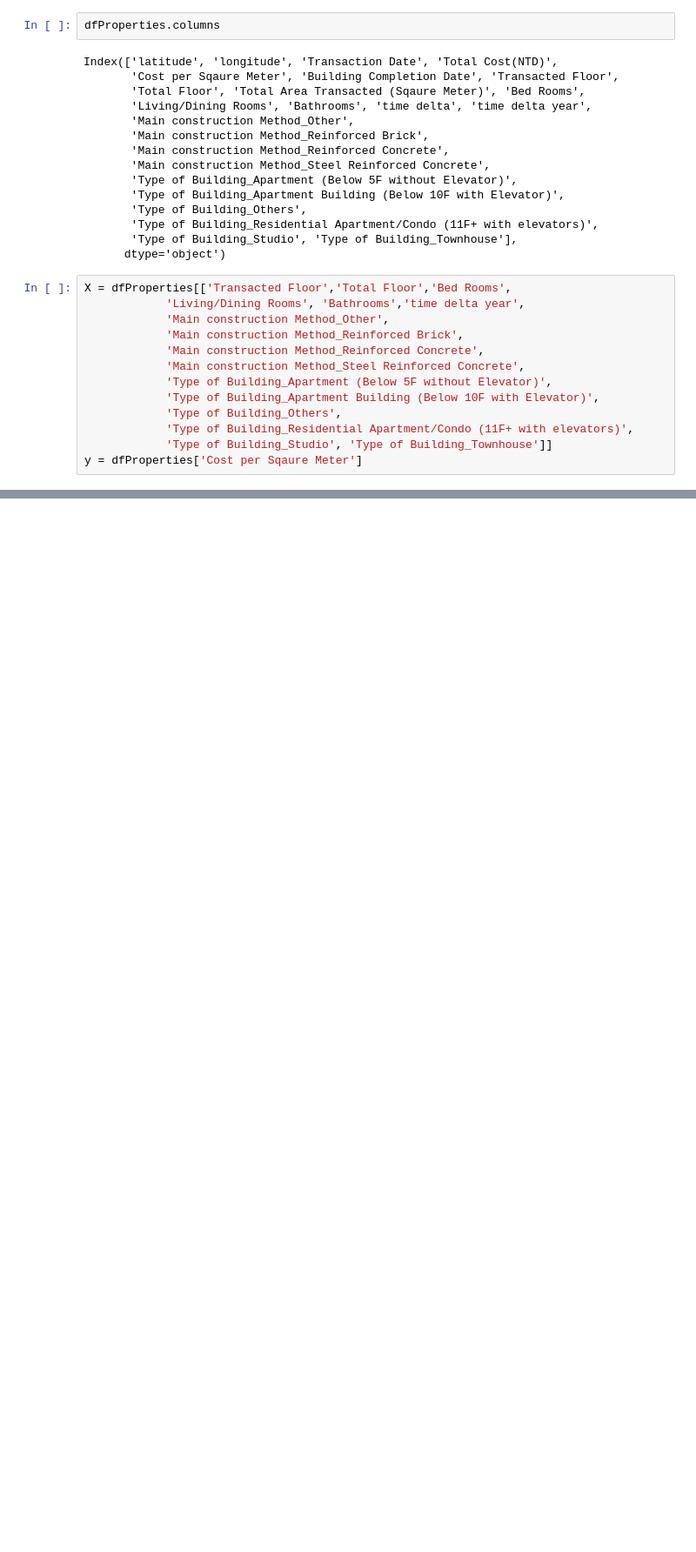
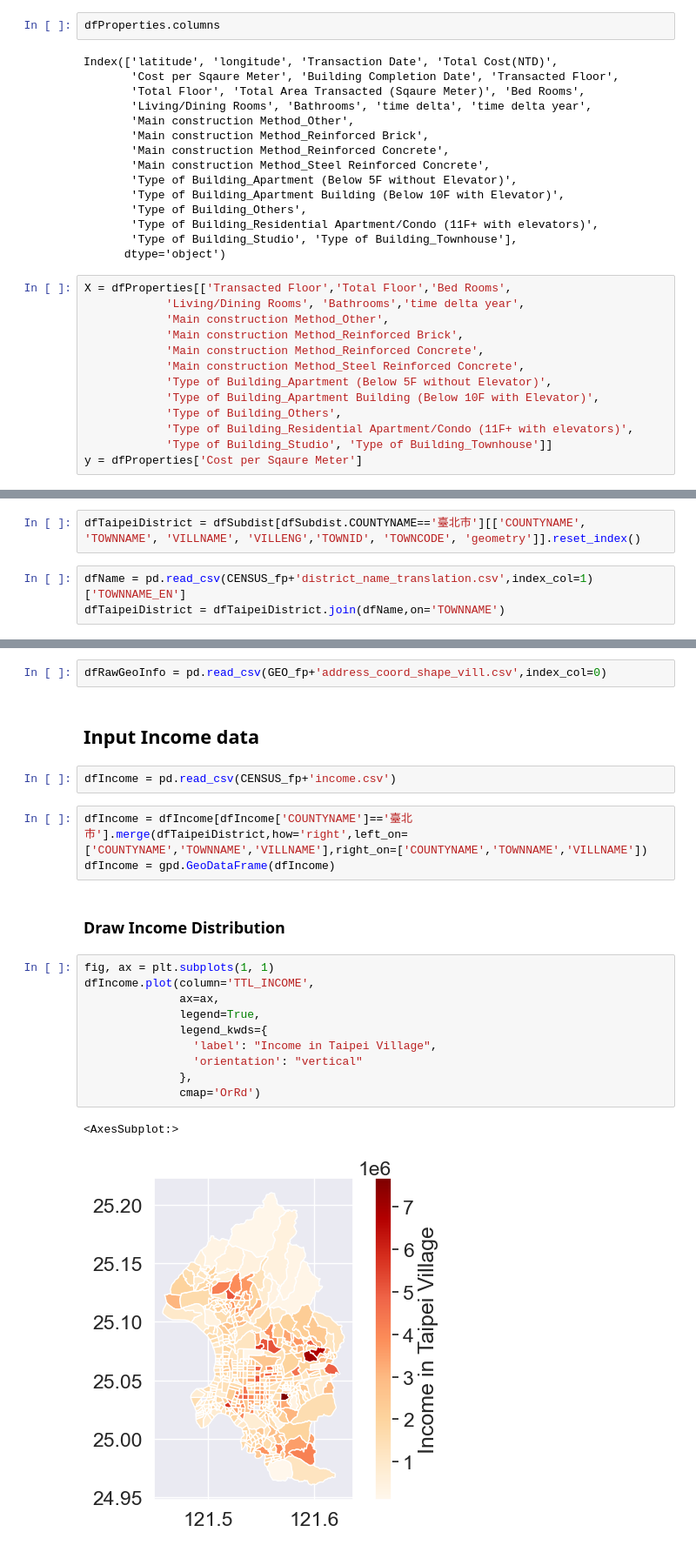
Before and after one commit to Eric-Miao/2022Fall-CIVENG263N-FinalProj, a Jupyter notebook: final_proj_Eric.ipynb, the cells around one changed output, grey strips where cells are left out. Shown at 87% size. Saved outputs shown, nothing was run; the diff lists cells and outputs as text; blank space fills up the shorter version.

Commit message:
1. Conducted Linear regression on properties and saved the results 2. introduced income data and combine with district data 3. visualize the income data on map and on different districts

```diff
--- a/final_proj_Eric.ipynb
+++ b/final_proj_Eric.ipynb
@@ -709,0 +693,5 @@ intercept: 250998.46136114505
+# %%
+dfTaipeiDistrict = dfSubdist[dfSubdist.COUNTYNAME=='臺北市'][['COUNTYNAME', 'TOWNNAME', 'VILLNAME', 'VILLENG','TOWNID', 'TOWNCODE', 'geometry']].reset_index()
+# %%
+dfName = pd.read_csv(CENSUS_fp+'district_name_translation.csv',index_col=1)['TOWNNAME_EN']
+dfTaipeiDistrict = dfTaipeiDistrict.join(dfName,on='TOWNNAME')
@@ -709,0 +728,24 @@ intercept: 250998.46136114505
+# %%
+dfRawGeoInfo = pd.read_csv(GEO_fp+'address_coord_shape_vill.csv',index_col=0)
+# %% [markdown]
+## Input Income data
+# %%
+dfIncome = pd.read_csv(CENSUS_fp+'income.csv')
+# %%
+dfIncome = dfIncome[dfIncome['COUNTYNAME']=='臺北市'].merge(dfTaipeiDistrict,how='right',left_on=['COUNTYNAME','TOWNNAME','VILLNAME'],right_on=['COUNTYNAME','TOWNNAME','VILLNAME'])
+dfIncome = gpd.GeoDataFrame(dfIncome)
+# %% [markdown]
+### Draw Income Distribution
+# %%
+fig, ax = plt.subplots(1, 1)
+dfIncome.plot(column='TTL_INCOME',
+              ax=ax,
+              legend=True,
+              legend_kwds={
+                'label': "Income in Taipei Village",
+                'orientation': "vertical"
+              },
+              cmap='OrRd')
+# %% [output]
+<AxesSubplot:>
+[figure, added]
```
Also changed, not shown: parts of 16 cells of this notebook, 54 other files.
